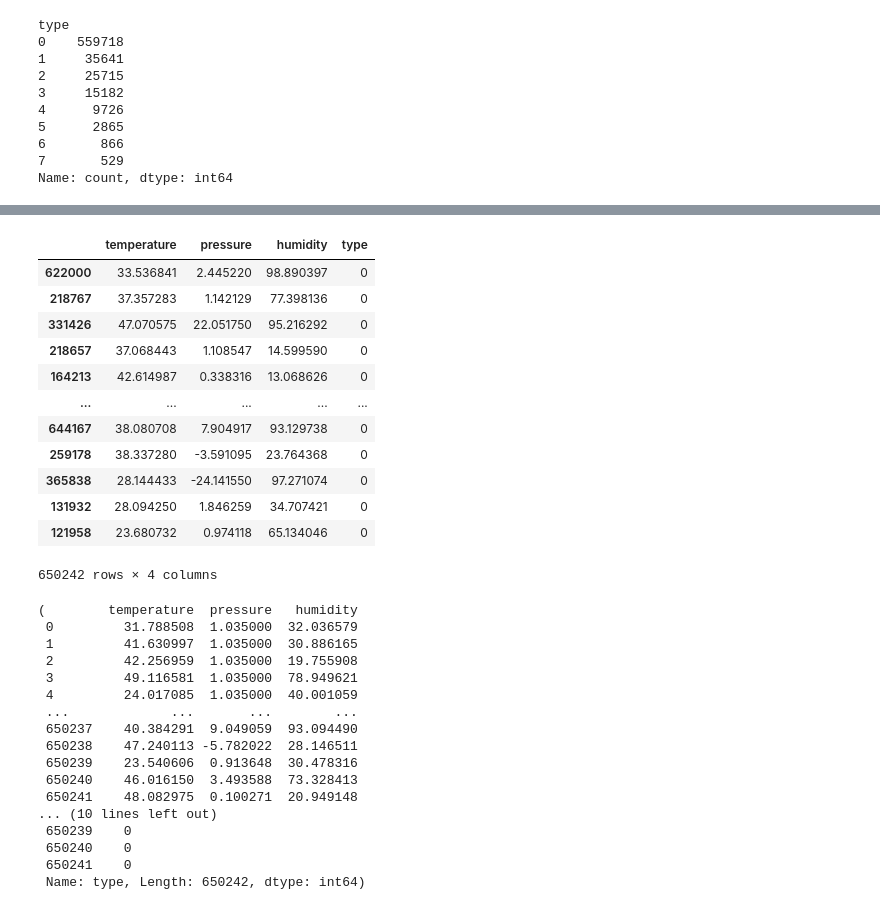
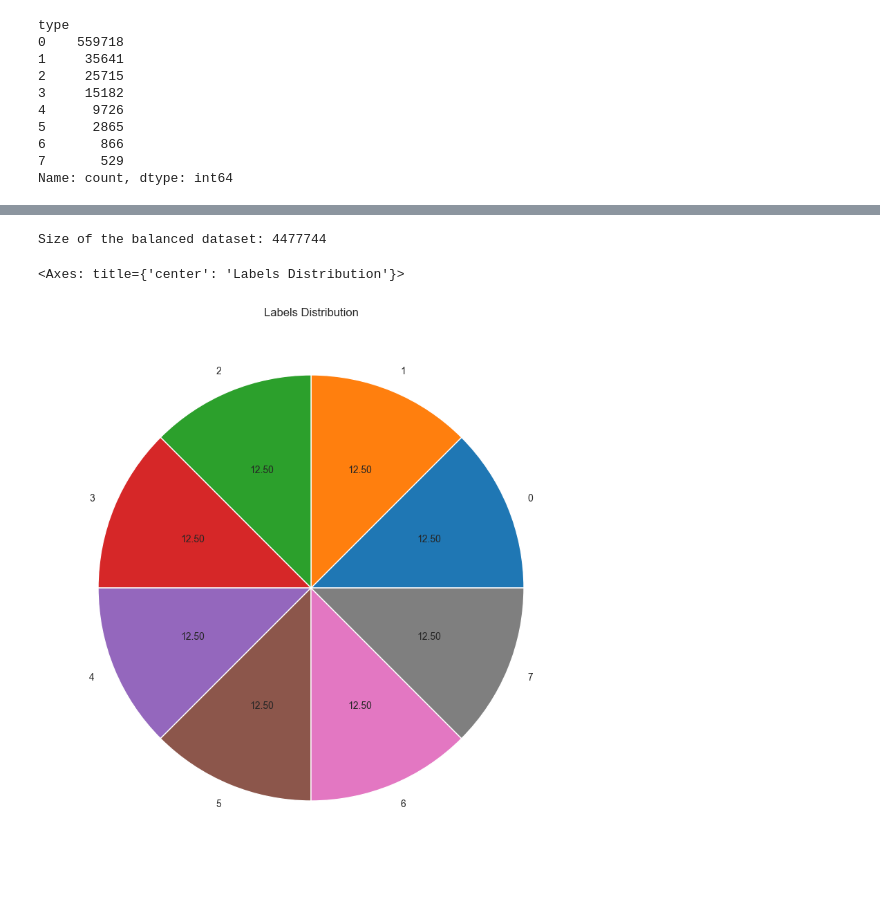
Before and after one commit to Hongwei-Z/SC-MLIDS, a Jupyter notebook: Data_Preprocessing.ipynb, the cells around one changed output, grey strips where cells are left out. Drawn from its saved outputs; the diff is of its cells as text; code cells hidden in the pictures.

Commit message:
data preprocessing done

```diff
--- a/Data_Preprocessing.ipynb
+++ b/Data_Preprocessing.ipynb
@@ -113,3 +111,9 @@ type
 6       866
 7       529
 Name: count, dtype: int64
+# %%
+sm = SMOTE(random_state=42)
+X, y = sm.fit_resample(dataset.iloc[:, :-1], dataset.iloc[:, -1])
+new_dataset = pd.DataFrame(X)
+new_dataset['target'] = y
+new_dataset
@@ -116,40 +147,18 @@ Name: count, dtype: int64
+# %%
+print("Size of the balanced dataset:", len(new_dataset))
+# %% [output]
+Size of the balanced dataset: 4477744
+# %%
+plt.title("Labels Distribution")
+new_dataset.groupby('target').size().plot(kind='pie', autopct='%.2f', figsize=(10,10))
+# %% [output]
+<Axes: title={'center': 'Labels Distribution'}>
+[figure, added]
 # %%
-shuffled = dataset.sample(frac=1, random_state=42)
-shuffled
+shuffled = new_dataset.sample(frac=1, random_state=42)
+shuffled.to_csv("./balance_data.csv",index=False,header=True)
-# %% [output]
-|  | temperature | pressure | humidity | type |
-| 622000 | 33.536841 | 2.445220 | 98.890397 | 0 |
-| 218767 | 37.357283 | 1.142129 | 77.398136 | 0 |
-| 331426 | 47.070575 | 22.051750 | 95.216292 | 0 |
-| 218657 | 37.068443 | 1.108547 | 14.599590 | 0 |
-| 164213 | 42.614987 | 0.338316 | 13.068626 | 0 |
-| ... | ... | ... | ... | ... |
-| 644167 | 38.080708 | 7.904917 | 93.129738 | 0 |
-| 259178 | 38.337280 | -3.591095 | 23.764368 | 0 |
-| 365838 | 28.144433 | -24.141550 | 97.271074 | 0 |
-| 131932 | 28.094250 | 1.846259 | 34.707421 | 0 |
-| 121958 | 23.680732 | 0.974118 | 65.134046 | 0 |
-650242 rows × 4 columns
 # %%
-X = dataset.drop('type', axis=1)
-y = dataset['type']
-X,y
+# X = dataset.drop('target', axis=1)
+# y = dataset['target']
+# X,y
-# %% [output]
-(        temperature  pressure   humidity
- 0         31.788508  1.035000  32.036579
- 1         41.630997  1.035000  30.886165
- 2         42.256959  1.035000  19.755908
- 3         49.116581  1.035000  78.949621
- 4         24.017085  1.035000  40.001059
- ...             ...       ...        ...
- 650237    40.384291  9.049059  93.094490
- 650238    47.240113 -5.782022  28.146511
- 650239    23.540606  0.913648  30.478316
- 650240    46.016150  3.493588  73.328413
- 650241    48.082975  0.100271  20.949148
-... (10 lines left out)
- 650239    0
- 650240    0
- 650241    0
- Name: type, Length: 650242, dtype: int64)
 # %%
```
Also changed, not shown: parts of 7 cells of this notebook, 1 other file.
